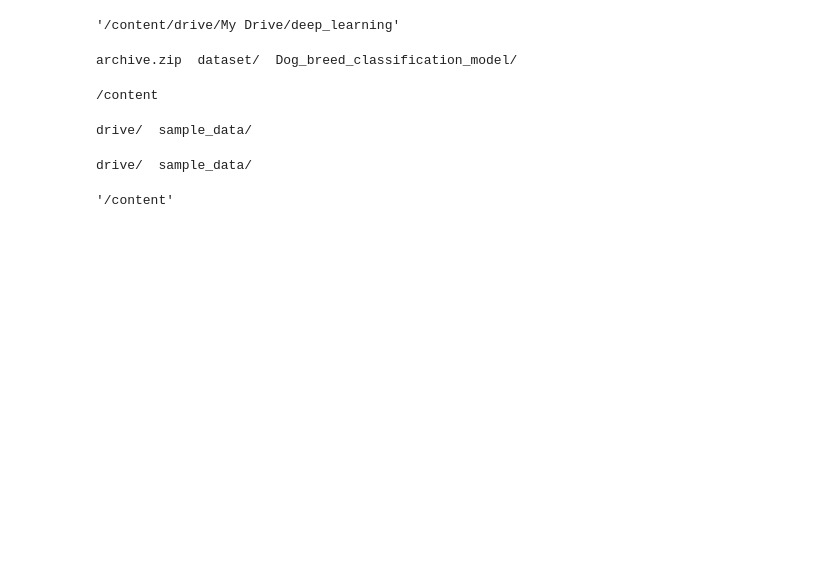
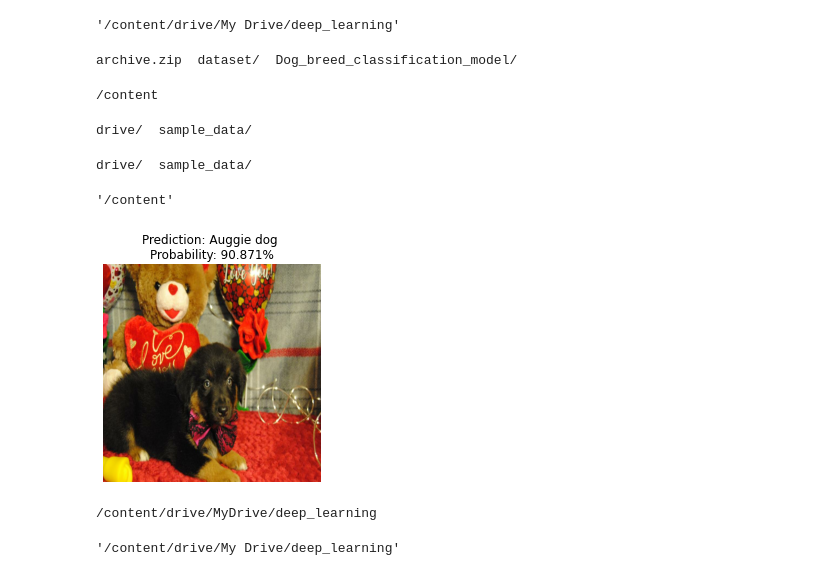
Before and after one commit to Piyushvishnoi/deep_learning, a Jupyter notebook: Untitled0.ipynb, the cells around one changed output. Saved outputs shown, nothing was run; the diff lists cells and outputs as text; code cells hidden in the pictures; blank space fills up the shorter version.

```diff
--- a/Untitled0.ipynb
+++ b/Untitled0.ipynb
@@ -380,3 +380,18 @@ drive/  sample_data/
 pwd
 # %% [output]
 '/content'
+# %%
+
+pred_and_plot(model = model,
+              filename = "/content/drive/MyDrive/deep_learning/dataset/Auggie dog/Image_12.JPG",
+              class_names = class_names)
+# %% [output]
+[figure, added]
+# %%
+cd /content/drive/MyDrive/deep_learning
+# %% [output]
+/content/drive/MyDrive/deep_learning
+# %%
+pwd
+# %% [output]
+'/content/drive/My Drive/deep_learning'
```
Also changed, not shown: parts of 1 cell of this notebook.
